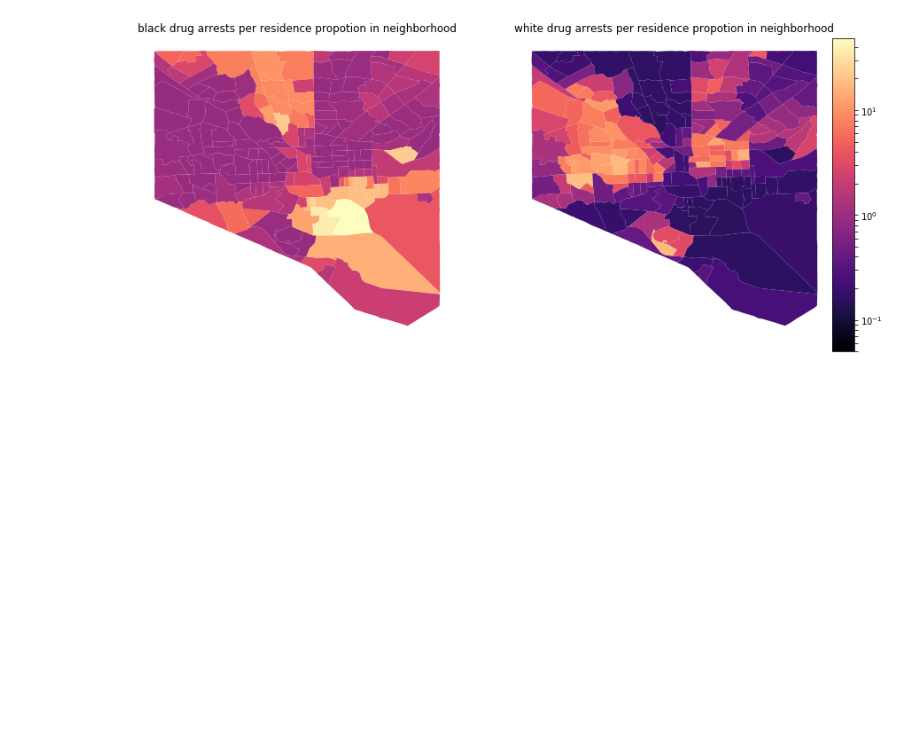
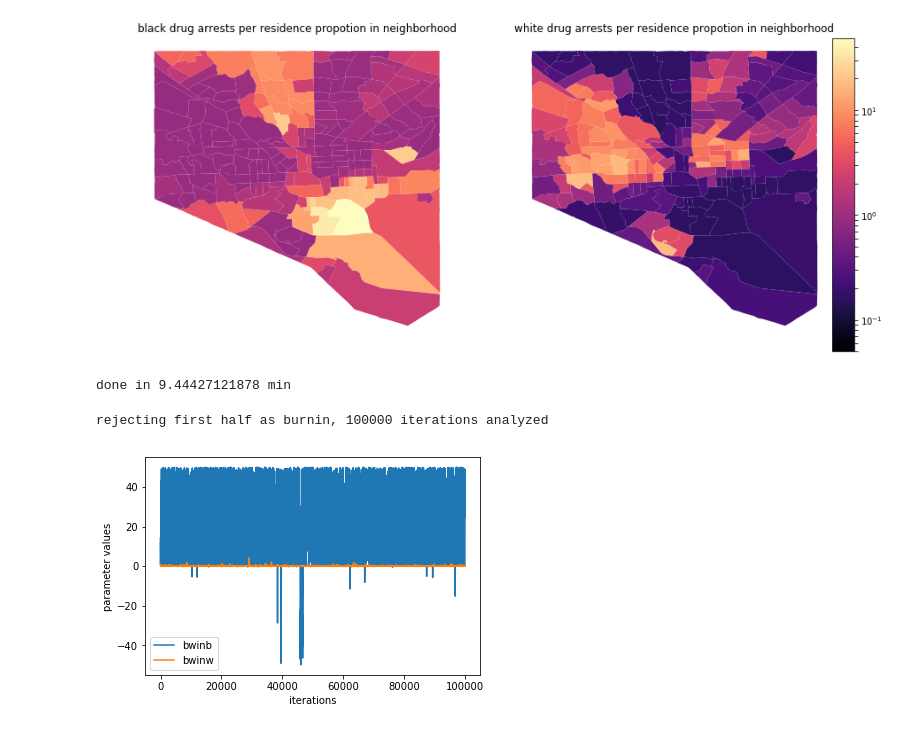
Before and after one commit to npagane/BPDmodel, a Jupyter notebook: BPD.ipynb, the cells around one changed output. Cells and saved outputs as stored; diff of their text form; code cells hidden in the pictures; blank space fills up the shorter version.

```diff
--- a/BPD.ipynb
+++ b/BPD.ipynb
@@ -457,5 +497,5 @@ pass
 # %%
-x = RK(Tt, [5.75, 5.75, 5.5, 0.1])
+x = RK(Tt, [7.875, 7.875, 5.5, 0.1])
 
 bmore['B'] = x[0,:]/np.sum(x, 0)
 bmore['W'] = x[1,:]/np.sum(x, 0)
@@ -489,29 +529,25 @@ pass
 # %% [output]
 [figure]
 # %%
-import time
-
 # MCMC bayesian analysis
 
 # parameters (brate, wrate, bwinb, bwinw )
 
-# prior dist
-priorMu = np.asarray([5.75, 5.75, 5.5, 0.1])
-
 # proposal q(x)
-qSig = np.sqrt(np.asarray(priorMu))
+qSig = np.asarray([7.875, 7.875, 3*np.sqrt(5.5), np.sqrt(0.1)])
 
 # data
 bdata = bmore['DAB']
 wdata = bmore['DAW']
 
 # initialize for the MCMC
-N = int(1e3)
-acc = [0,0]
+N = int(2e5)
+acc = [0, 0]
 
-theta = np.asarray([5.75, 5.75, 5.5, 0.1]) # initial guesses
+theta = np.asarray([7.875, 7.875, 5.5, 0.1]) # initial guesses
 thetaVec = np.zeros(len(theta)*N).reshape([N, len(theta)])
 accVec = np.zeros(2*N).reshape([N, 2])
+likVec = np.zeros(N)
 
 # sim
 sim =  RK(Tt, theta)
@@ -520,7 +556,7 @@ wsim = sim[1,:]/np.sum(sim, 0)
 bsim = bsim/bp
 wsim = wsim/wp
 
-likelihood = np.sqrt(np.sum((bdata - bsim)**2)*np.sum((wdata - wsim)**2))
+likelihood = np.sqrt(np.sum((bdata - bsim)**2))*np.sqrt(np.sum((wdata - wsim)**2))
 
 start = time.time()
 # start data fitting MCMC via bayes rule
@@ -539,10 +575,10 @@ for i in range(N):
     bsim0 = bsim0/bp
     wsim0 = wsim0/wp
     # assess the proposed new parameter
-    likelihood0 = np.sqrt(np.sum((bdata - bsim0)**2)*np.sum((wdata - wsim0)**2))
-    ratio = np.exp(-(likelihood0- likelihood)/likelihood)
+    likelihood0 = np.sqrt(np.sum((bdata - bsim0)**2))*np.sqrt(np.sum((wdata - wsim0)**2))
+    ratio = np.exp(-(likelihood0 - likelihood)/(0.5*likelihood))
     # M-H criterion
-    if np.abs(ratio) > np.random.rand():
+    if np.abs(ratio) > np.random.rand() and np.sum(np.abs(theta0[2:4]) < 50) == 2:
         # accept
         theta = 1.0*theta0[:]
         # update sim
@@ -552,14 +588,29 @@ for i in range(N):
         bsim = bsim/bp
         wsim = wsim/wp
         # update params
-        #prior = stats.multivariate_normal.pdf(theta, priorMu, priorSig)
         likelihood = np.sqrt(np.sum((bdata - bsim)**2))*np.sqrt(np.sum((wdata - wsim)**2))
         # increment
         acc[rot-2] += 1
     accVec[i] = 1.0*np.asarray(acc)/(i+1)
     thetaVec[i] = theta
+    likVec[i] = likelihood
 
 stop = time.time()
 
 print 'done in', (stop-start)/60.0, 'min'
+# %% [output]
+done in 9.44427121878 min
+# %%
+plt.plot(thetaVec[int(N/2):,2:4])
+
+print 'rejecting first half as burnin,', int(N/2), 'iterations analyzed'
+
+plt.xlabel('iterations')
+plt.ylabel('parameter values')
+
+plt.legend(['bwinb', 'bwinw'])
+plt.show()
+# %% [output]
+rejecting first half as burnin, 100000 iterations analyzed
+[figure, added]
 # %%
```
Also changed, not shown: parts of 14 cells of this notebook, 21 other files.
